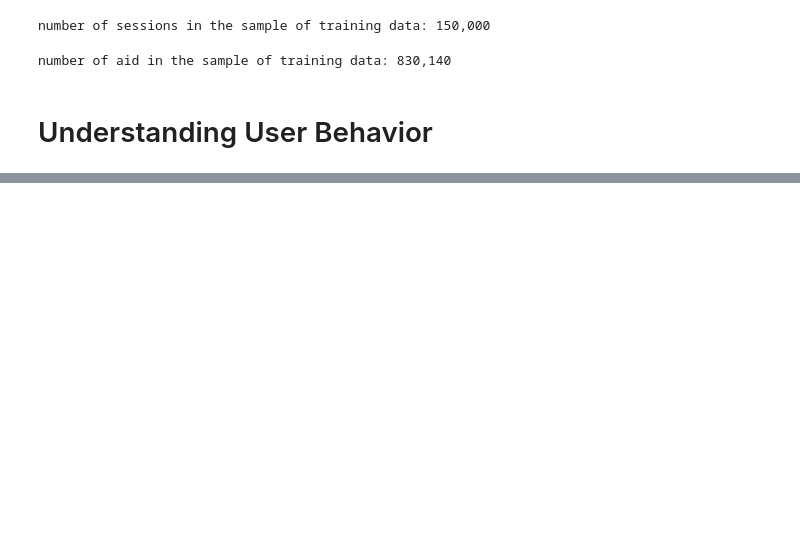
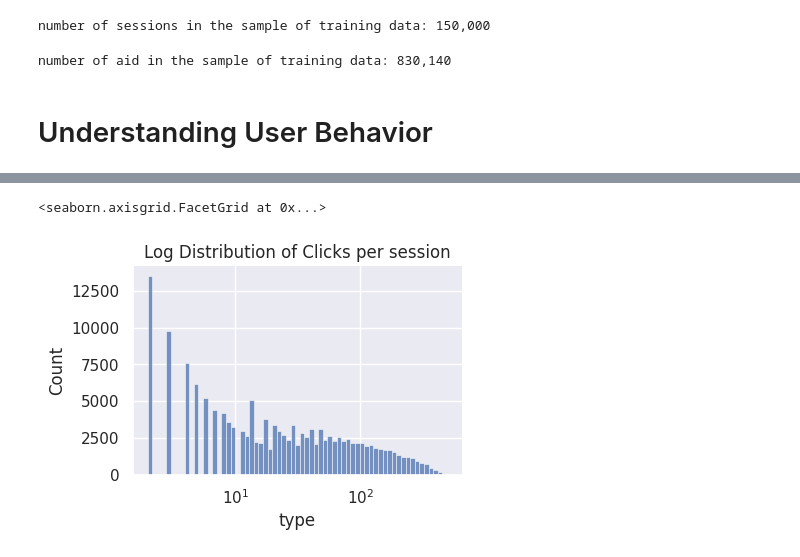
Before and after one commit to a-sharma06/recsys_otto, a Jupyter notebook: otto-eda-exploratory-data-analysis.ipynb, the cells around one changed output, grey strips where cells are left out. Saved outputs shown, nothing was run; the diff lists cells and outputs as text; code cells hidden in the pictures; blank space fills up the shorter version.

```diff
--- a/otto-eda-exploratory-data-analysis.ipynb
+++ b/otto-eda-exploratory-data-analysis.ipynb
@@ -159,0 +170,9 @@ print(article_id_counts)
+# %%
+nclicks_per_session = (
+    expanded_df
+    .loc[expanded_df["type"]=="clicks"]
+    .groupby(["session"])
+    ["type"]
+    .count()
+    .reset_index()
+)
@@ -159,0 +203,10 @@ print(article_id_counts)
+# %%
+(
+    sns.displot(data=nclicks_per_session, x='type', log_scale=True, height=3, aspect=1.5)
+    .set(
+        title='Log Distribution of Clicks per session',
+    )
+)
+# %% [output]
+<seaborn.axisgrid.FacetGrid at 0x...>
+[figure, added]
```
Also changed, not shown: parts of 27 cells of this notebook.
